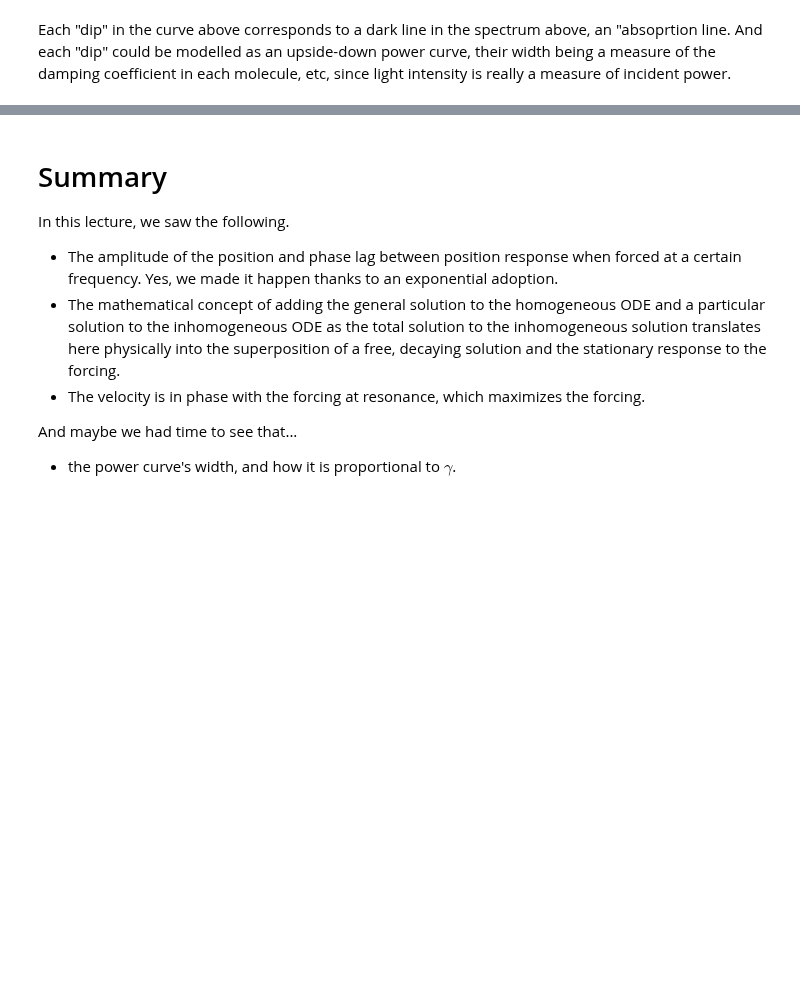
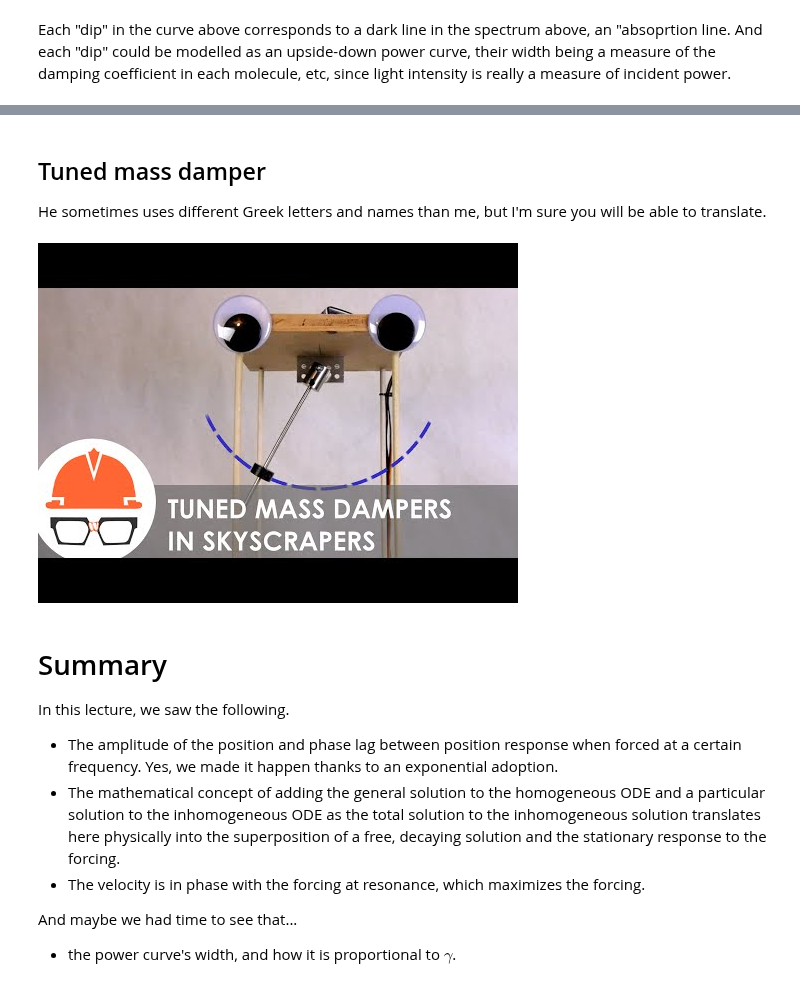
Before and after one commit to ChanJeunlam/254-lectures-2021, a Jupyter notebook: L05-Damped-n-DrivenOscillators/L05-Damped-DrivenOscillators.ipynb, the cells around one changed output, grey strips where cells are left out. Saved outputs shown, nothing was run; the diff lists cells and outputs as text; code cells hidden in the pictures; blank space fills up the shorter version.

```diff
--- a/L05-Damped-n-DrivenOscillators/L05-Damped-DrivenOscillators.ipynb
+++ b/L05-Damped-n-DrivenOscillators/L05-Damped-DrivenOscillators.ipynb
@@ -655,3 +670,11 @@ Each "dip" in the curve above corresponds to a dark line in the spectrum above,
+# %% [markdown]
+## Tuned mass damper
+
+He sometimes uses different Greek letters and names than me, but I'm sure you will be able to translate.
+# %%
+YouTubeVideo('f1U4SAgy60c')
+# %% [output]
+[figure, added]
 # %% [markdown]
 # Summary
 
```
Also changed, not shown: parts of 7 cells of this notebook.
